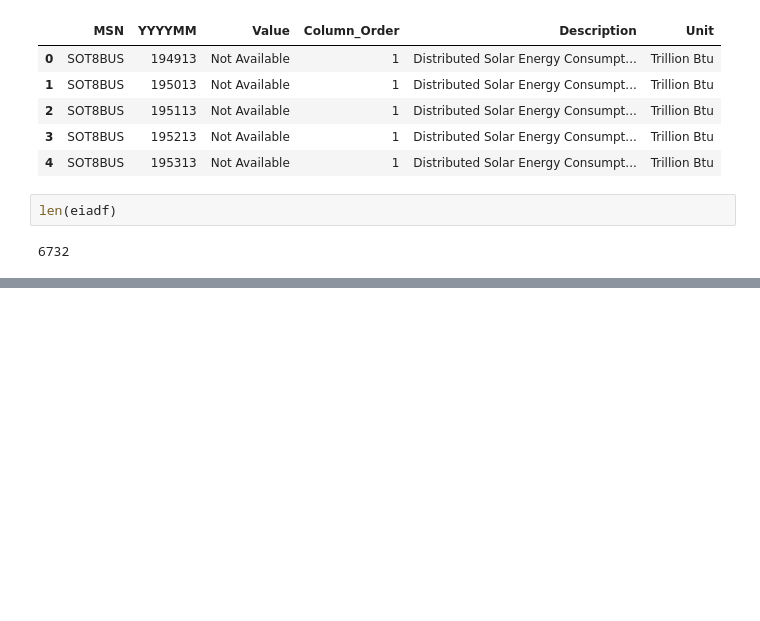
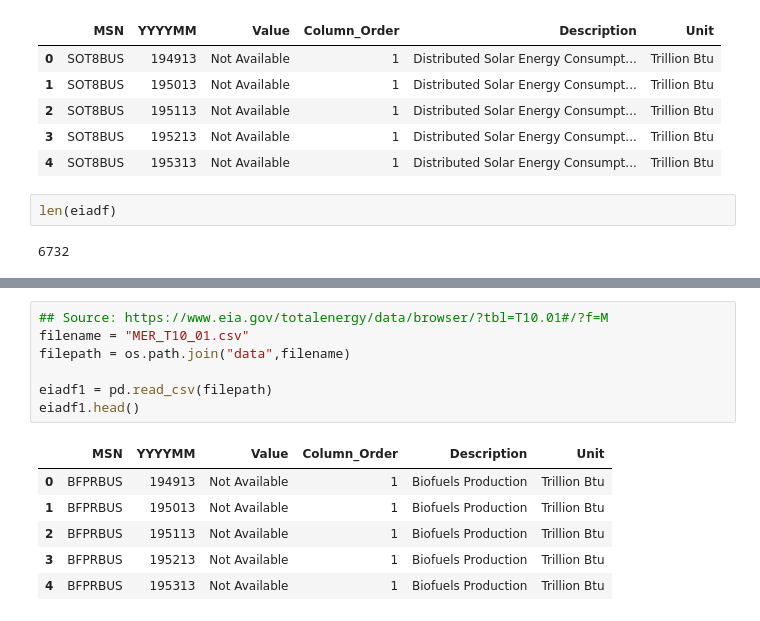
Before and after one commit to gvo34/energy-solar, a Jupyter notebook: energy_data_explore.ipynb, the cells around one changed output, grey strips where cells are left out. Cells and saved outputs as stored; diff of their text form; blank space fills up the shorter version.

```diff
--- a/energy_data_explore.ipynb
+++ b/energy_data_explore.ipynb
@@ -98,0 +99,14 @@ values
+# %%
+## Source: https://www.eia.gov/totalenergy/data/browser/?tbl=T10.01#/?f=M
+filename = "MER_T10_01.csv"
+filepath = os.path.join("data",filename)
+
+eiadf1 = pd.read_csv(filepath)
+eiadf1.head()
+# %% [output]
+|  | MSN | YYYYMM | Value | Column_Order | Description | Unit |
+| 0 | BFPRBUS | 194913 | Not Available | 1 | Biofuels Production | Trillion Btu |
+| 1 | BFPRBUS | 195013 | Not Available | 1 | Biofuels Production | Trillion Btu |
+| 2 | BFPRBUS | 195113 | Not Available | 1 | Biofuels Production | Trillion Btu |
+| 3 | BFPRBUS | 195213 | Not Available | 1 | Biofuels Production | Trillion Btu |
+| 4 | BFPRBUS | 195313 | Not Available | 1 | Biofuels Production | Trillion Btu |
```
Also changed, not shown: parts of 8 cells of this notebook, 1 other file.
